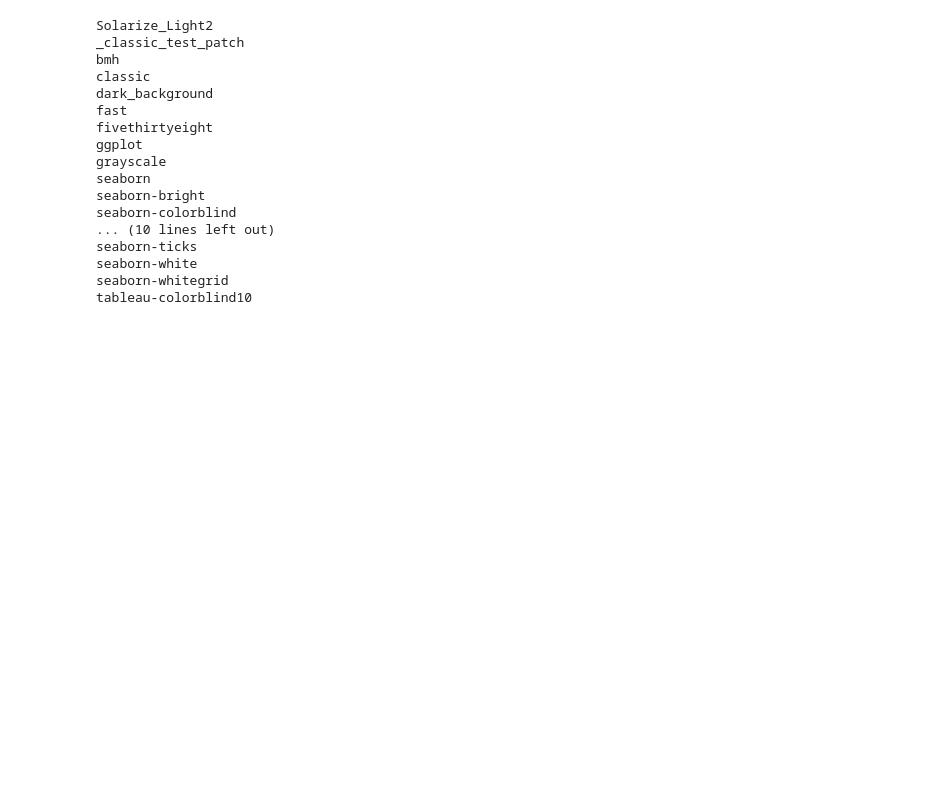
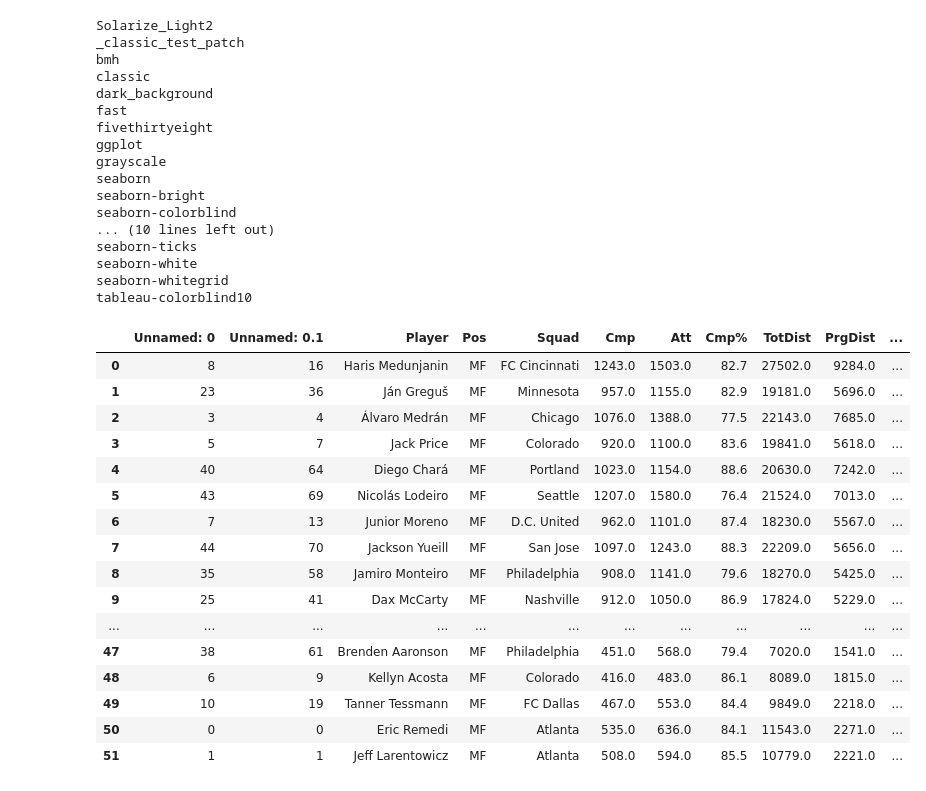
Before and after one commit to BetJayUK/notebooks, a Jupyter notebook: DataJourney.ipynb, the cells around one changed output. Saved outputs shown, nothing was run; the diff lists cells and outputs as text; code cells hidden in the pictures; blank space fills up the shorter version.

```diff
--- a/DataJourney.ipynb
+++ b/DataJourney.ipynb
@@ -117,3 +145,25 @@ seaborn-ticks
 seaborn-white
 seaborn-whitegrid
 tableau-colorblind10
+# %%
+df['PPN'] = (df['Cmp']/df['Mins'])*90
+# %%
+df
+# %% [output]
+|  | Unnamed: 0 | Unnamed: 0.1 | Player | Pos | Squad | Cmp | Att | Cmp% | TotDist | PrgDist | ... |
+| 0 | 8 | 16 | Haris Medunjanin | MF | FC Cincinnati | 1243.0 | 1503.0 | 82.7 | 27502.0 | 9284.0 | ... |
+| 1 | 23 | 36 | Ján Greguš | MF | Minnesota | 957.0 | 1155.0 | 82.9 | 19181.0 | 5696.0 | ... |
+| 2 | 3 | 4 | Álvaro Medrán | MF | Chicago | 1076.0 | 1388.0 | 77.5 | 22143.0 | 7685.0 | ... |
+| 3 | 5 | 7 | Jack Price | MF | Colorado | 920.0 | 1100.0 | 83.6 | 19841.0 | 5618.0 | ... |
+| 4 | 40 | 64 | Diego Chará | MF | Portland | 1023.0 | 1154.0 | 88.6 | 20630.0 | 7242.0 | ... |
+| 5 | 43 | 69 | Nicolás Lodeiro | MF | Seattle | 1207.0 | 1580.0 | 76.4 | 21524.0 | 7013.0 | ... |
+| 6 | 7 | 13 | Junior Moreno | MF | D.C. United | 962.0 | 1101.0 | 87.4 | 18230.0 | 5567.0 | ... |
+| 7 | 44 | 70 | Jackson Yueill | MF | San Jose | 1097.0 | 1243.0 | 88.3 | 22209.0 | 5656.0 | ... |
+| 8 | 35 | 58 | Jamiro Monteiro | MF | Philadelphia | 908.0 | 1141.0 | 79.6 | 18270.0 | 5425.0 | ... |
+| 9 | 25 | 41 | Dax McCarty | MF | Nashville | 912.0 | 1050.0 | 86.9 | 17824.0 | 5229.0 | ... |
+| ... | ... | ... | ... | ... | ... | ... | ... | ... | ... | ... | ... |
+| 47 | 38 | 61 | Brenden Aaronson | MF | Philadelphia | 451.0 | 568.0 | 79.4 | 7020.0 | 1541.0 | ... |
+| 48 | 6 | 9 | Kellyn Acosta | MF | Colorado | 416.0 | 483.0 | 86.1 | 8089.0 | 1815.0 | ... |
+| 49 | 10 | 19 | Tanner Tessmann | MF | FC Dallas | 467.0 | 553.0 | 84.4 | 9849.0 | 2218.0 | ... |
+| 50 | 0 | 0 | Eric Remedi | MF | Atlanta | 535.0 | 636.0 | 84.1 | 11543.0 | 2271.0 | ... |
+| 51 | 1 | 1 | Jeff Larentowicz | MF | Atlanta | 508.0 | 594.0 | 85.5 | 10779.0 | 2221.0 | ... |
```
Also changed, not shown: parts of 8 cells of this notebook.
